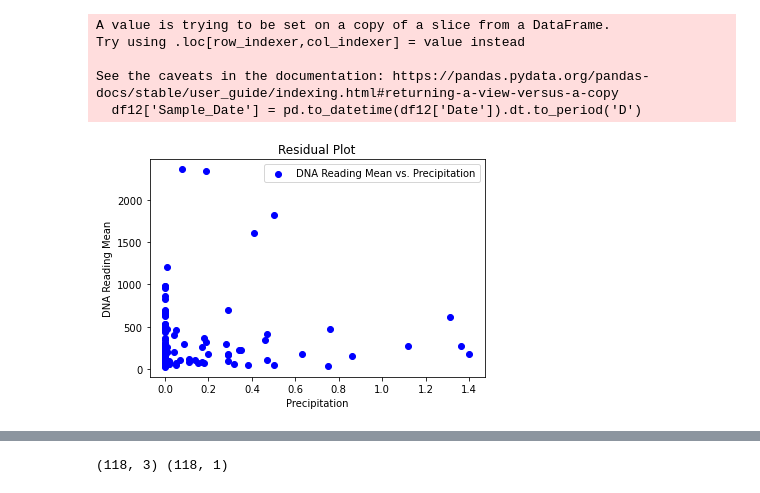
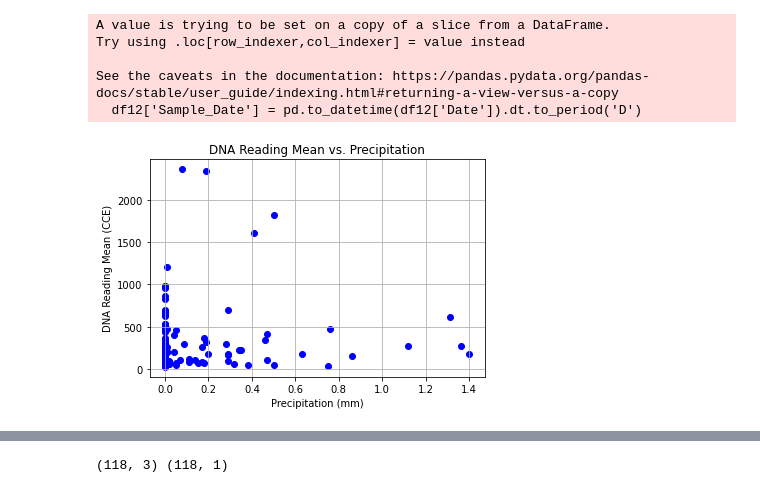
Before and after one commit to danielatuesta55/E_Coli_Chicago_Beaches, a Jupyter notebook: Jupyterlab_Notebooks/full_beach_v2.ipynb, the cells around one changed output, grey strips where cells are left out. Cells and saved outputs as stored; diff of their text form; code cells hidden in the pictures.

```diff
--- a/Jupyterlab_Notebooks/full_beach_v2.ipynb
+++ b/Jupyterlab_Notebooks/full_beach_v2.ipynb
@@ -215,11 +215,12 @@ joined2["Date"] = pd.to_datetime(joined2["Date"])
 joined2.to_csv('../Resources/full_master_data.csv',index=False)
 # %%
 plt.scatter(joined2['Precipitation'],joined2['DNA Reading Mean'],c="blue", label="DNA Reading Mean vs. Precipitation")
-plt.legend()
-plt.xlabel('Precipitation')
-plt.ylabel('DNA Reading Mean')
-plt.title("Residual Plot")
+plt.xlabel('Precipitation (mm)')
+plt.ylabel('DNA Reading Mean (CCE)')
+plt.title("DNA Reading Mean vs. Precipitation")
+plt.grid()
+plt.savefig('../Resources/DNA_Precip.png',bbox_inches='tight',facecolor='w')
 plt.show()
 # %% [output]
-[figure, old version]
+[figure, new version]
 # %%
```
Also changed, not shown: parts of 2 cells of this notebook, 3 other files.
